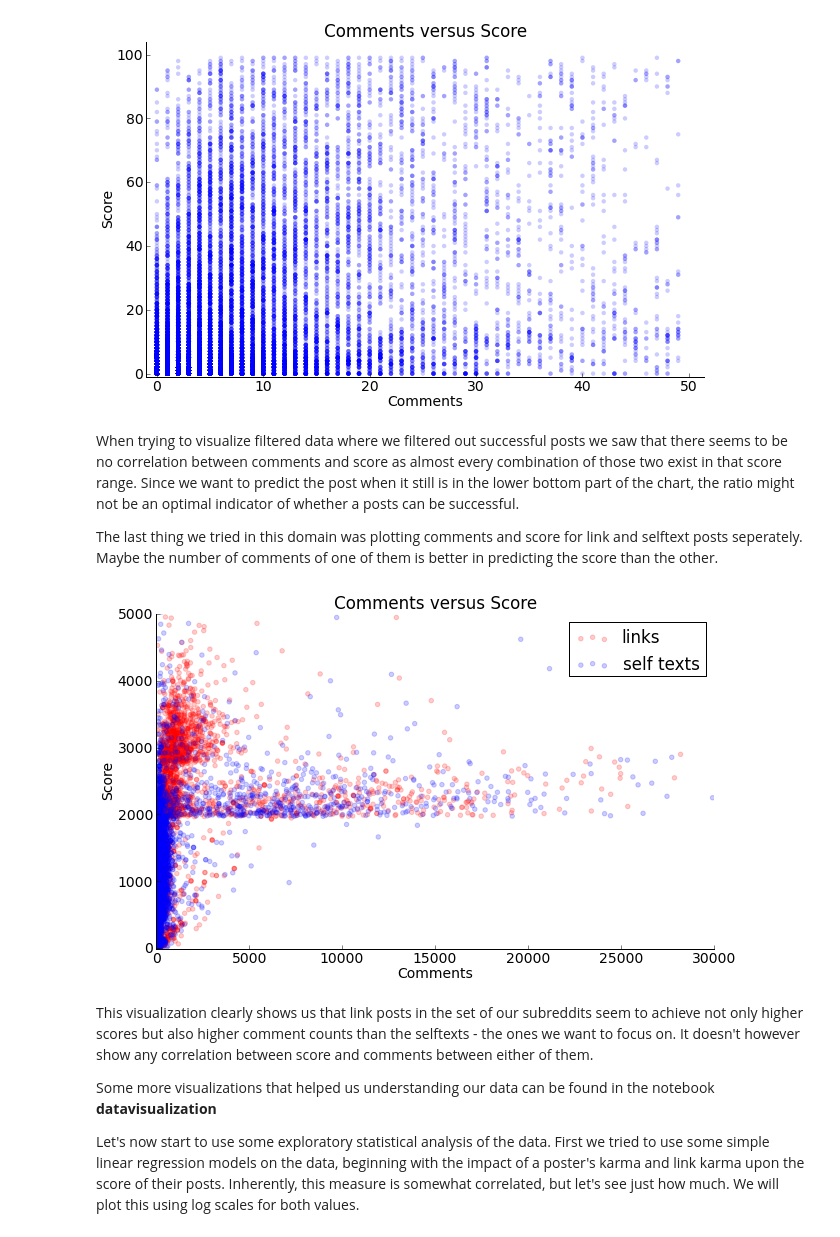
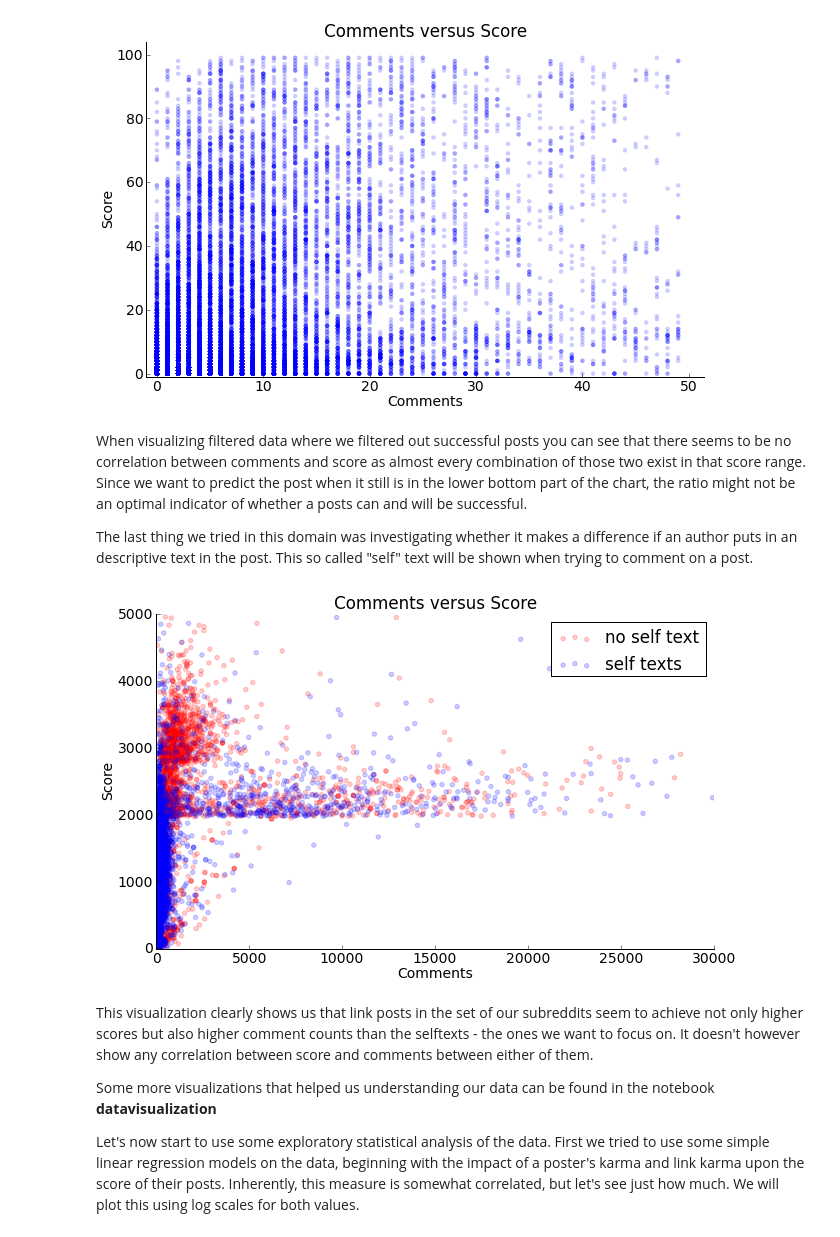
Before and after one commit to jaysayre/preddicted, a Jupyter notebook: ProcessBook.ipynb, the cells around one changed output. Saved outputs shown, nothing was run; the diff lists cells and outputs as text; code cells hidden in the pictures.

```diff
--- a/ProcessBook.ipynb
+++ b/ProcessBook.ipynb
@@ -292,41 +312,47 @@ remove_border()
 # %% [output]
 [figure]
 # %% [markdown]
-When trying to visualize filtered data where we filtered out successful posts we saw that there seems to be no correlation between comments and score as almost every combination of those two exist in that score range. Since we want to predict the post when it still is in the lower bottom part of the chart, the ratio might not be an optimal indicator of whether a posts can be successful.
+When visualizing filtered data where we filtered out successful posts you can see that there seems to be no correlation between comments and score as almost every combination of those two exist in that score range. Since we want to predict the post when it still is in the lower bottom part of the chart, the ratio might not be an optimal indicator of whether a posts can and will be successful.
 
-The last thing we tried in this domain was plotting comments and score for link and selftext posts seperately. Maybe the number of comments of one of them is better in predicting the score than the other.
+The last thing we tried in this domain was investigating whether it makes a difference if an author puts in an descriptive text in the post. This so called "self" text will be shown when trying to comment on a post.
 # %%
 def split_selftext_DataFrame(df):
+    '''
+    returns a list with 0 if a post has no selftext and a 1 if it has
+    '''
     is_string_list = []
     i = 0
     for idx, record in df['selftext'].iteritems():
-        if type(record) == float:
+        if type(record) == float: #for some reason no selftext is formatted as float
             is_string_list.append(0)
         else:
             is_string_list.append(1)
 
     return is_string_list
 
 big_table['islink'] = split_selftext_DataFrame(big_table)
 
 big_table_link = big_table[big_table['islink'] == 0]
 big_table_self = big_table[big_table['islink'] == 1]
 
 def plot_link_vs_self(table_link, table_self):
+    '''
+    plots a scatterplot of scores and comments for two different datasets
+    '''
     p1 = plt.scatter(table_link.comments, table_link.score, color='red', alpha = 0.2)
     p2 = plt.scatter(table_self.comments, table_self.score, color='blue', alpha = 0.2)
 
-    plt.legend([p1, p2], ["links", "self texts"])
+    plt.legend([p1, p2], ["no self text", "self texts"])
     plt.title("Comments versus Score ")
     plt.xlabel("Comments")
     plt.ylabel("Score")
     plt.ylim(-10, 5000)
     plt.xlim(-10, 30000)
     remove_border()
 
 plot_link_vs_self(big_table_link, big_table_self)
 # %% [output]
-[figure, old version]
+[figure, new version]
 # %% [markdown]
 This visualization clearly shows us that link posts in the set of our subreddits seem to achieve not only higher scores but also higher comment counts than the selftexts - the ones we want to focus on. It doesn't however show any correlation between score and comments between either of them.
 
```
Also changed, not shown: parts of 9 cells of this notebook, 1 other file.
